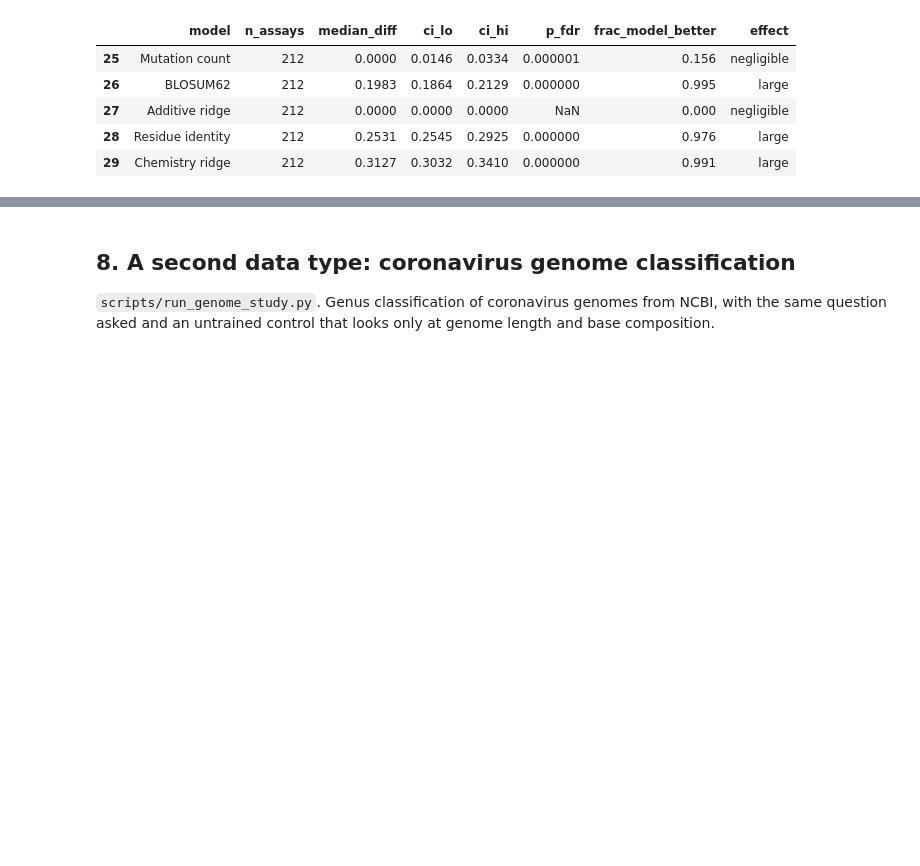
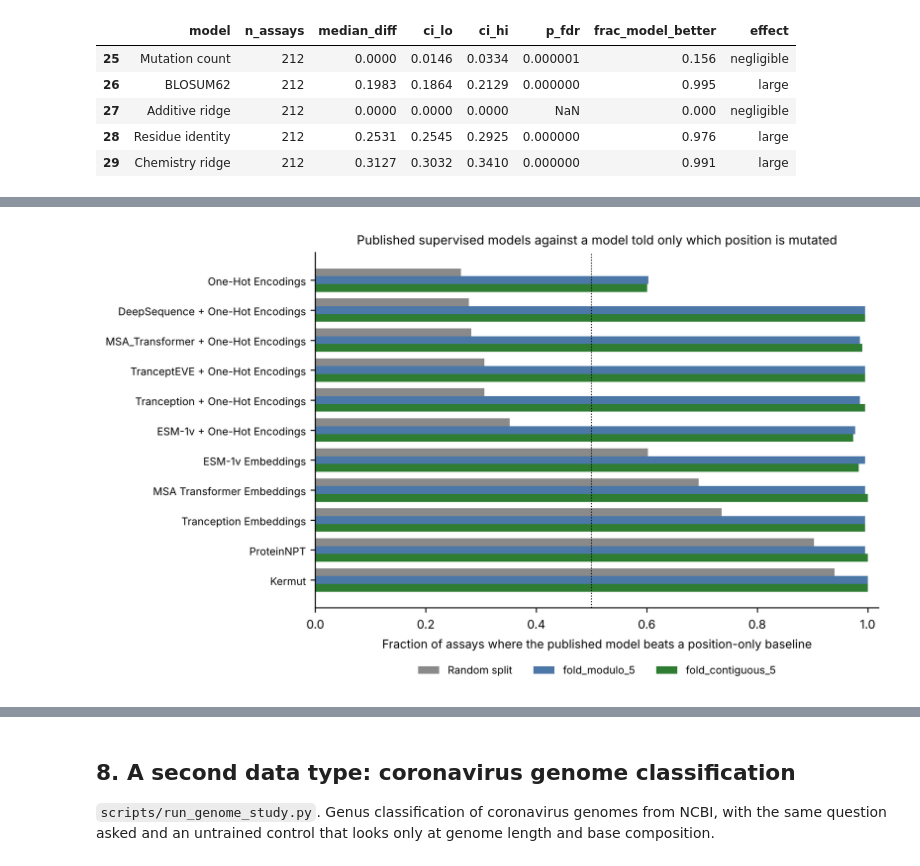
Before and after one commit to isratjahan829/EvoClassNet, a Jupyter notebook: EvoClassNet_report.ipynb, the cells around one changed output, grey strips where cells are left out. Cells and saved outputs as stored; diff of their text form; code cells hidden in the pictures; blank space fills up the shorter version.

```diff
--- a/EvoClassNet_report.ipynb
+++ b/EvoClassNet_report.ipynb
@@ -285,0 +351,4 @@ if len(Cm):
+# %%
+show("fig12_position_only_audit.png", 950)
+# %% [output]
+[figure, added]
```
Also changed, not shown: parts of 6 cells of this notebook, 1 other file.
